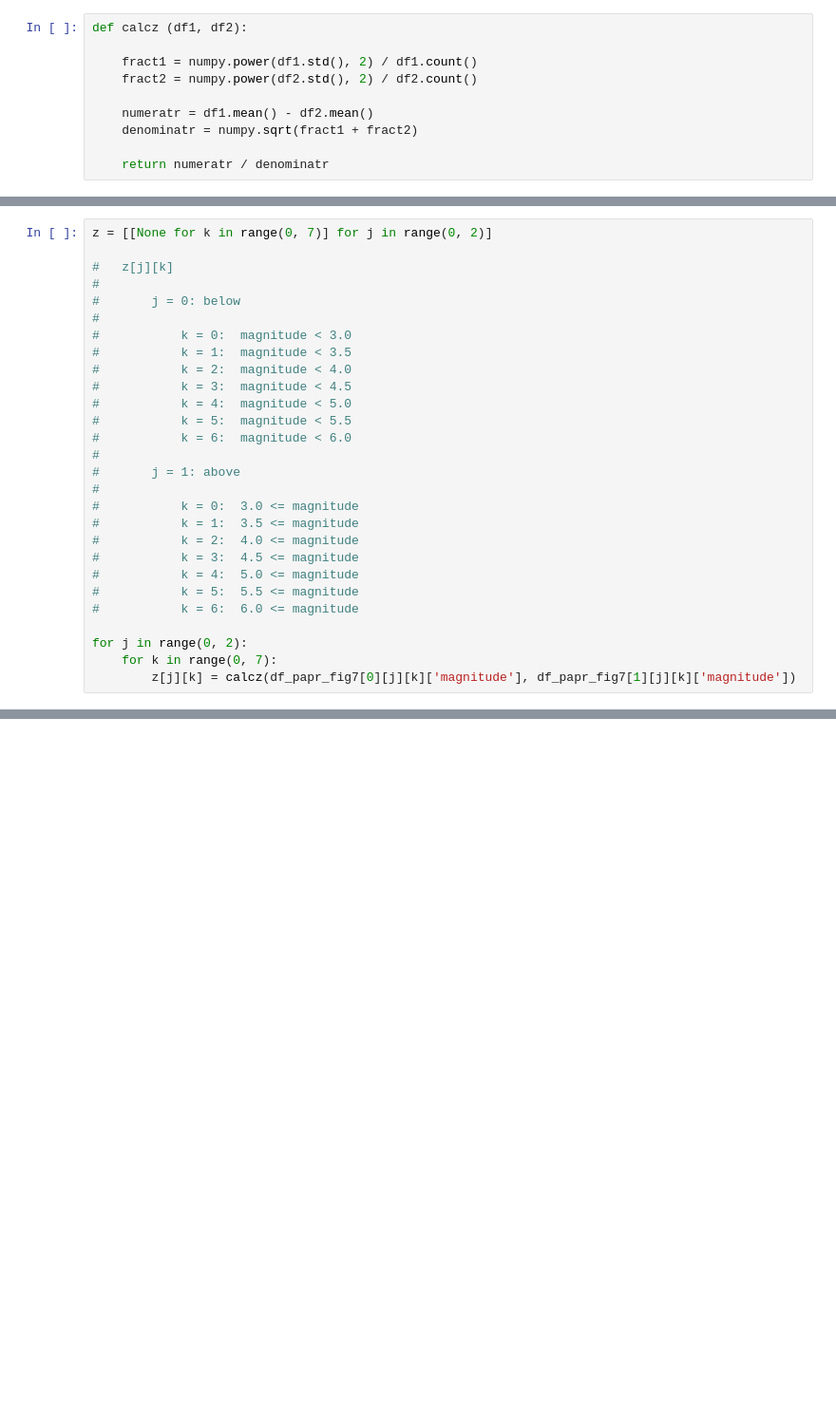
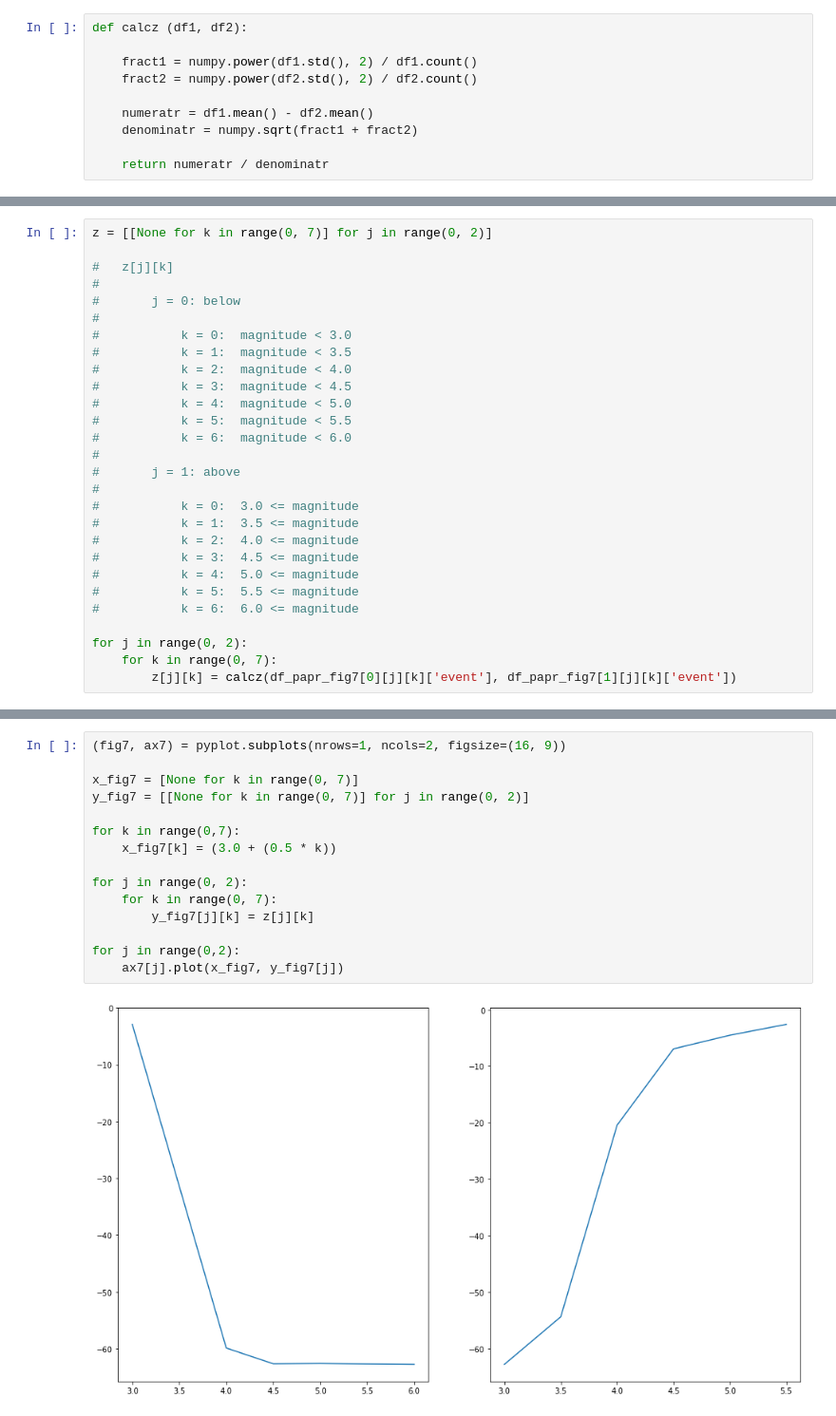
Before and after one commit to float3rs/dL, a Jupyter notebook: final/project1.ipynb, the cells around one changed output, grey strips where cells are left out. Shown at 95% size. Drawn from its saved outputs; the diff is of its cells as text; blank space fills up the shorter version.

Commit message:
plots

```diff
--- a/final/project1.ipynb
+++ b/final/project1.ipynb
@@ -1104,7 +1121,7 @@ z = [[None for k in range(0, 7)] for j in range(0, 2)]
 
 for j in range(0, 2):
     for k in range(0, 7):
-        z[j][k] = calcz(df_papr_fig7[0][j][k]['magnitude'], df_papr_fig7[1][j][k]['magnitude'])
+        z[j][k] = calcz(df_papr_fig7[0][j][k]['event'], df_papr_fig7[1][j][k]['event'])
 # %%
 z
 # %% [output]
@@ -1124,0 +1144,17 @@ z
+# %%
+(fig7, ax7) = pyplot.subplots(nrows=1, ncols=2, figsize=(16, 9))
+
+x_fig7 = [None for k in range(0, 7)]
+y_fig7 = [[None for k in range(0, 7)] for j in range(0, 2)]
+
+for k in range(0,7):
+    x_fig7[k] = (3.0 + (0.5 * k))
+
+for j in range(0, 2):
+    for k in range(0, 7):
+        y_fig7[j][k] = z[j][k]
+
+for j in range(0,2):
+    ax7[j].plot(x_fig7, y_fig7[j])
+# %% [output]
+[figure, added]
```
Also changed, not shown: parts of 17 cells of this notebook.
